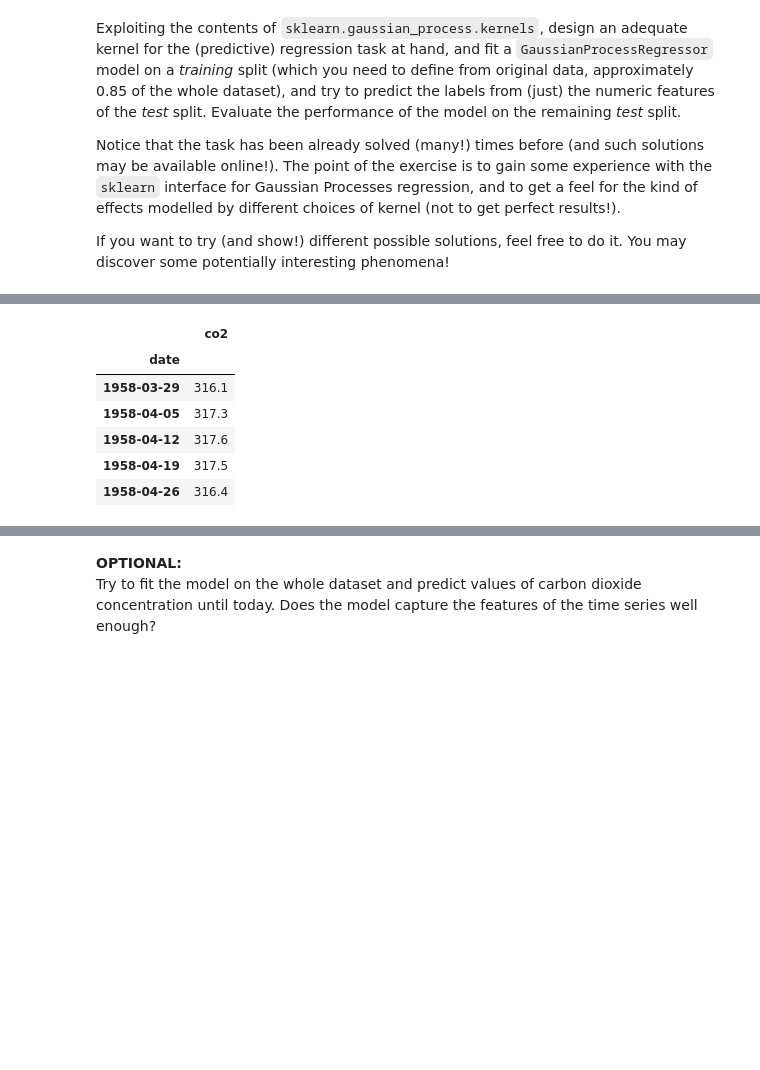
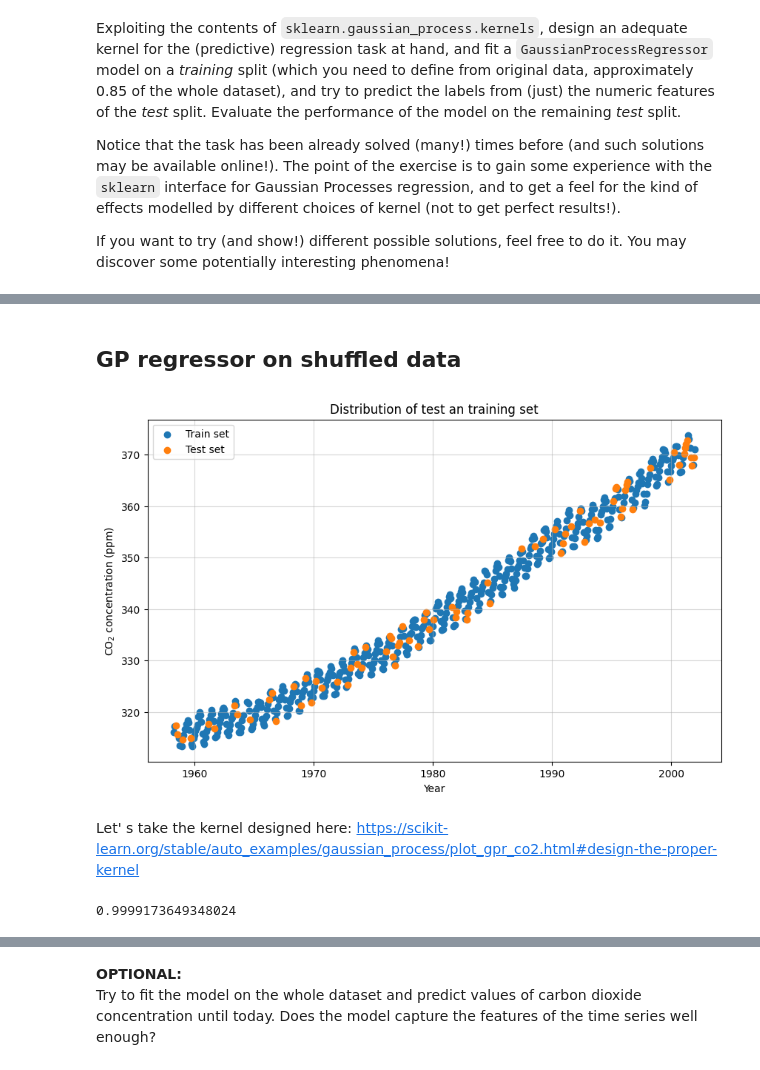
Before and after one commit to alessimichele/probml-units, a Jupyter notebook: homework-2023/02_bayesian_reg_class_gps_HW.ipynb, the cells around one changed output, grey strips where cells are left out. Drawn from its saved outputs; the diff is of its cells as text; code cells hidden in the pictures; blank space fills up the shorter version.

```diff
--- a/homework-2023/02_bayesian_reg_class_gps_HW.ipynb
+++ b/homework-2023/02_bayesian_reg_class_gps_HW.ipynb
@@ -193,13 +189,4 @@ co2 = fetch_openml(data_id=41187, as_frame=True, parser="pandas")
 co2_data = co2.frame
 co2_data["date"] = pd.to_datetime(co2_data[["year", "month", "day"]])
 co2_data = co2_data[["date", "co2"]].set_index("date")
-#co2_data = co2_data.resample("M").mean().dropna(axis="index", how="any")
-co2_data.head()
+co2_data = co2_data.resample("M").mean().dropna(axis="index", how="any")
-# %% [output]
-|  | co2 |
-| date |  |
-| 1958-03-29 | 316.1 |
-| 1958-04-05 | 317.3 |
-| 1958-04-12 | 317.6 |
-| 1958-04-19 | 317.5 |
-| 1958-04-26 | 316.4 |
@@ -210,0 +193,52 @@ X_train, X_test, y_train, y_test = train_test_split(X, y, test_size=0.15, random
+# %% [markdown]
+## GP regressor on shuffled data
+# %%
+X_train, X_test, y_train, y_test = train_test_split(
+    co2_data.index, co2_data.co2, train_size=.85, shuffle=True)
+
+X_train = (X_train.year + X_train.month / 12).to_numpy().reshape(-1, 1)
+X_test = (X_test.year + X_test.month / 12).to_numpy().reshape(-1, 1)
+
+plt.figure(figsize=(10, 6))
+
+plt.title("Distribution of test an training set")
+
+plt.scatter(X_train, y_train, label='Train set', alpha= 1)
+plt.scatter(X_test, y_test, label='Test set', alpha=1)
+
+plt.legend()
+
+plt.xlabel("Year")
+plt.ylabel("CO$_2$ concentration (ppm)")
+
+plt.grid(alpha=.5)
+
+plt.show()
+# %% [output]
+[figure, added]
+# %% [markdown]
+Let' s take the kernel designed here: https://scikit-learn.org/stable/auto_examples/gaussian_process/plot_gpr_co2.html#design-the-proper-kernel
+# %%
+import numpy as np
+from sklearn.gaussian_process import GaussianProcessRegressor
+from sklearn.gaussian_process.kernels import RBF, ExpSineSquared, WhiteKernel, RationalQuadratic
+
+long_term_trend_kernel = 50.0**2 * RBF(length_scale=50.0)
+seasonal_kernel = (
+    2.0**2
+    * RBF(length_scale=100.0)
+    * ExpSineSquared(length_scale=1.0, periodicity=1.0, periodicity_bounds="fixed")
+)
+irregularities_kernel = 0.5**2 * RationalQuadratic(length_scale=1.0, alpha=1.0)
+noise_kernel = 0.1**2 * RBF(length_scale=0.1) + WhiteKernel(
+    noise_level=0.1**2, noise_level_bounds=(1e-5, 1e5)
+)
+kernel =  long_term_trend_kernel + seasonal_kernel + irregularities_kernel + noise_kernel
+
+
+gp = GaussianProcessRegressor(kernel=kernel, normalize_y= True).fit(X_train, y_train)
+
+y_pred, std_y_pred = gp.predict(X_test, return_std=True)
+gp.score(X_train, y_train)
+# %% [output]
+0.9999173649348024
```
Also changed, not shown: parts of 26 cells of this notebook.
